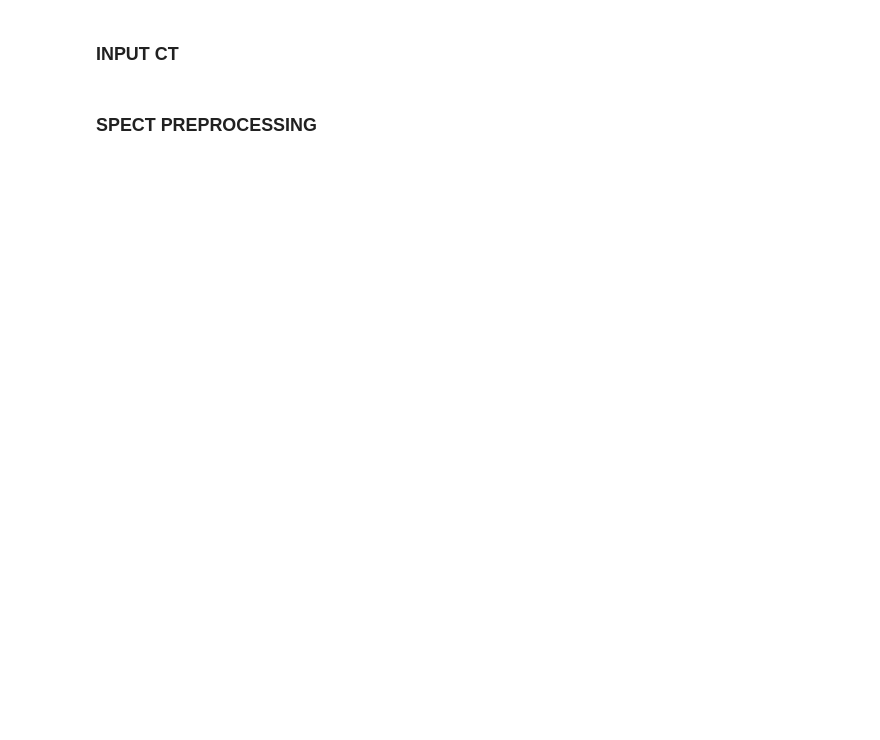
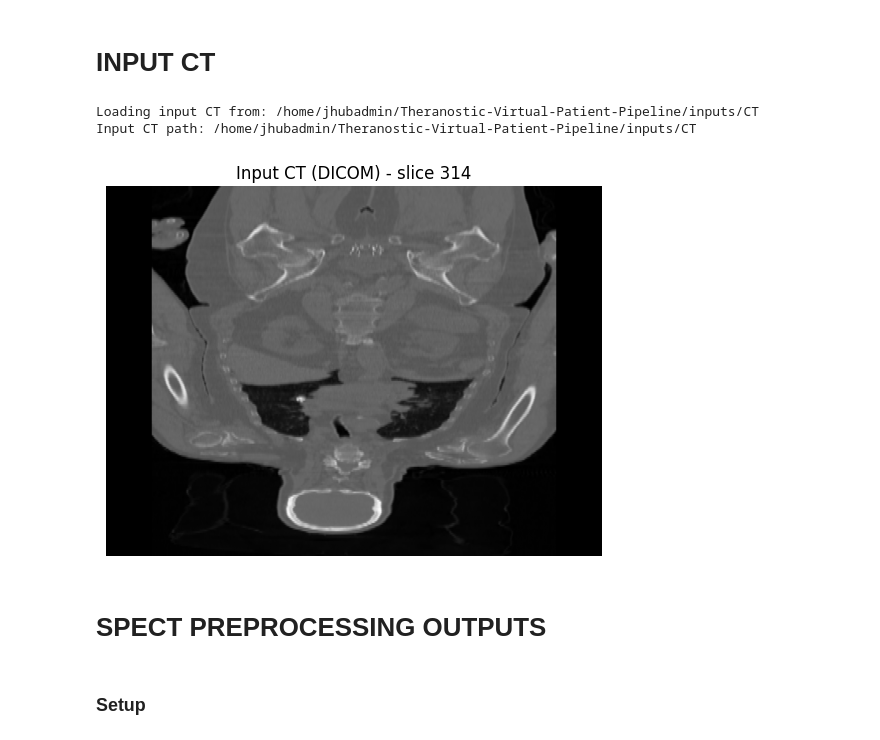
Before and after one commit to qurit/Theranostic-Virtual-Patient-Pipeline, a Jupyter notebook: testing_outputs.ipynb, the cells around one changed output. Cells and saved outputs as stored; diff of their text form; code cells hidden in the pictures; blank space fills up the shorter version.

```diff
--- a/testing_outputs.ipynb
+++ b/testing_outputs.ipynb
@@ -18,15 +57,45 @@ output_folder_path = config["output_folder_path"]
 # %% [markdown]
-### INPUT CT
+# INPUT CT
 # %%
 #input CT
 input_ct_path = config["ct_input"]["path1"]
+print("Loading input CT from:", input_ct_path)
 
-# Load and visualize input CT
-ct_nib = nib.load(input_ct_path)
-ct_data = ct_nib.get_fdata()
-plt.imshow(ct_data[:, :, ct_data.shape[2] // 2], cmap='gray)
-plt.title('Input CT Scan (Middle Slice)')
-plt.axis('off')
+print("Input CT path:", input_ct_path)
+if os.path.isdir(input_ct_path):
+    reader = sitk.ImageSeriesReader()
+    series_id = reader.GetGDCMSeriesIDs(input_ct_path)[0]
+    file_names = reader.GetGDCMSeriesFileNames(input_ct_path, series_id)
+    reader.SetFileNames(file_names)
+    img = reader.Execute()
+    arr_zyx = sitk.GetArrayFromImage(img)          # (z, y, x)
+    vol = arr_zyx       # -> (x, y, z)
+    title = "Input CT (DICOM)"
+
+
+
+else:
+    # NIfTI file (nibabel)
+    vol = nib.load(input_ct_path).get_fdata()
+    if vol.ndim == 4:
+        vol = vol[..., 0]
+    title = "Input CT (NIfTI)"
+
+# Plot slice
+axis=1
+cmap="gray"
+slice_idx = vol.shape[axis] // 2
+sl = np.take(vol, slice_idx, axis=axis)
+
+plt.imshow(sl, cmap=cmap, aspect = 'auto')
+plt.title(f"{title} - slice {slice_idx}")
+plt.axis("off")
 plt.show()
+# %% [output]
+Loading input CT from: /home/jhubadmin/Theranostic-Virtual-Patient-Pipeline/inputs/CT
+Input CT path: /home/jhubadmin/Theranostic-Virtual-Patient-Pipeline/inputs/CT
+[figure, added]
 # %% [markdown]
-### SPECT PREPROCESSING
+# SPECT PREPROCESSING OUTPUTS
+# %% [markdown]
+### Setup
```
Also changed, not shown: parts of 32 cells of this notebook.
